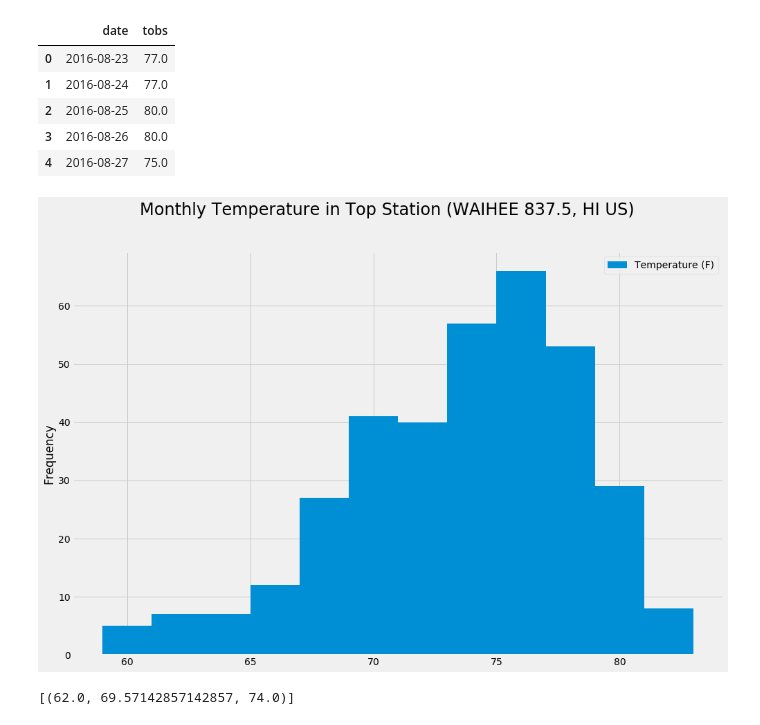
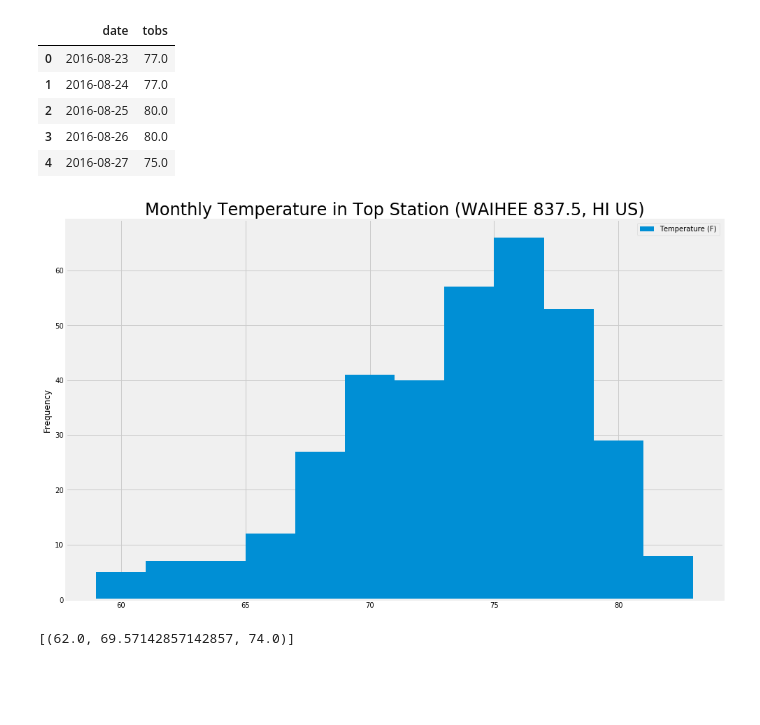
Before and after one commit to deottoni/Climate_Analysis, a Jupyter notebook: climate_analysis.ipynb, the cells around one changed output. Drawn from its saved outputs; the diff is of its cells as text; code cells hidden in the pictures; blank space fills up the shorter version.

```diff
--- a/climate_analysis.ipynb
+++ b/climate_analysis.ipynb
@@ -178,11 +185,12 @@ top_station_temp_df = pd.DataFrame(temp_observed)
 | 3 | 2016-08-26 | 80.0 |
 | 4 | 2016-08-27 | 75.0 |
 # %%
+# plot monthly temperature as a histogram
 top_station_temp_df["tobs"].hist(figsize=(15,10),bins=12,label="Temperature (F)")
-plt.suptitle("Monthly Temperature in Top Station ({})".format(top_station_name),fontsize=24)
+plt.title("Monthly Temperature in Top Station ({})".format(top_station_name),fontsize=24)
 plt.ylabel("Frequency")
 plt.legend(loc="upper right")
 
 plt.show()
 # %% [output]
-[figure, old version]
+[figure, new version]
```
Also changed, not shown: parts of 14 cells of this notebook, 1 other file.
